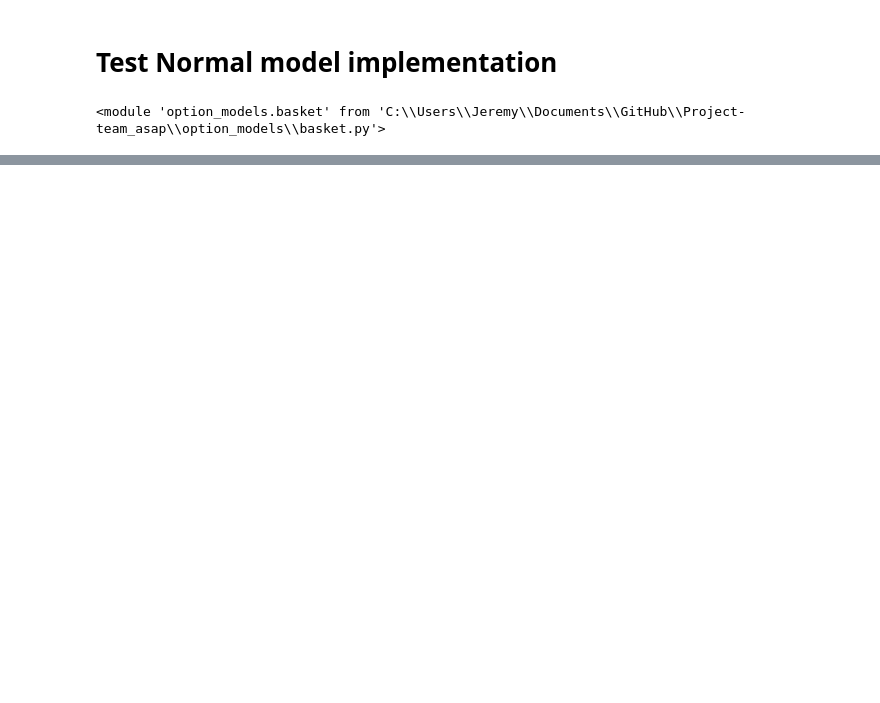
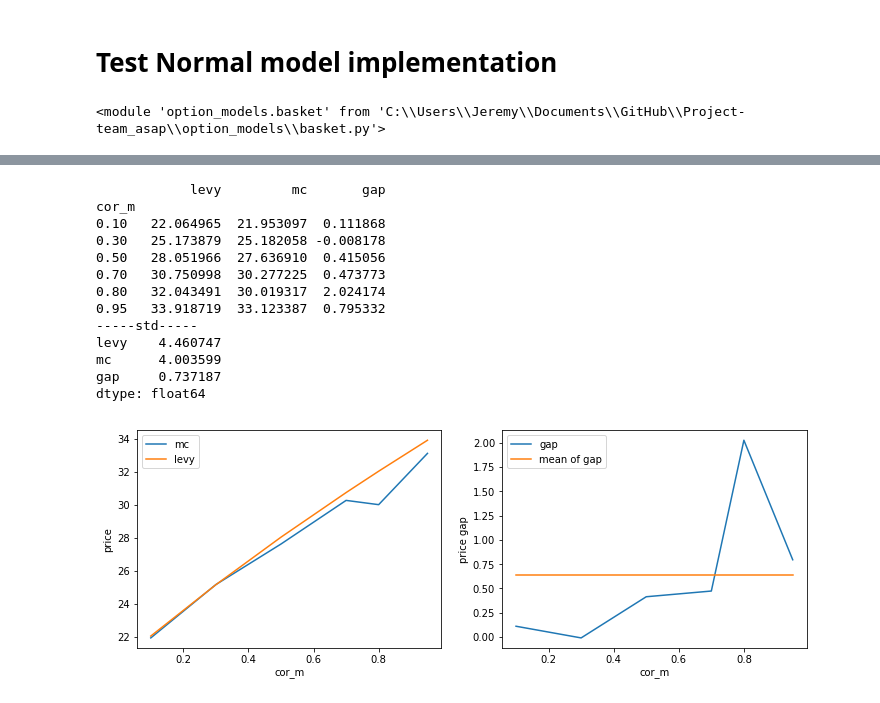
Before and after one commit to Chaney940/Project-team_asap, a Jupyter notebook: TestCode_BasketSpread.ipynb, the cells around one changed output, grey strips where cells are left out. Cells and saved outputs as stored; diff of their text form; code cells hidden in the pictures; blank space fills up the shorter version.

```diff
--- a/TestCode_BasketSpread.ipynb
+++ b/TestCode_BasketSpread.ipynb
@@ -274,0 +197,39 @@ strike
+# %%
+#test results in the paper
+#standard test example
+spot = np.ones(4) * 100
+vol = np.ones(4) * 0.4
+weights = np.ones(4) * 0.25
+cor_m = 0.5*np.identity(4) + 0.5*np.ones((4,4))
+divr = np.zeros(4)
+intr = 0
+texp = 5
+strike=100
+# %%
+#(a),varing the correlations
+
+corRange= [0.1,0.3,0.5,0.7,0.8,0.95]
+mcList=[]
+levyList=[]
+
+for i in corRange:
+    cor_m=(1-i)*np.identity(4) + i*np.ones((4,4))
+    mcList.append(basket.basket_price_mc(strike, spot, vol, weights, texp, cor_m, bsm=True))
+    levyList.append(basket_Levy.basket_price_Levy(strike, spot, vol, weights, texp, cor_m))
+
+plotGap(mcList,levyList,'cor_m',corRange)
+# %% [output]
+            levy         mc       gap
+cor_m
+0.10   22.064965  21.953097  0.111868
+0.30   25.173879  25.182058 -0.008178
+0.50   28.051966  27.636910  0.415056
+0.70   30.750998  30.277225  0.473773
+0.80   32.043491  30.019317  2.024174
+0.95   33.918719  33.123387  0.795332
+-----std-----
+levy    4.460747
+mc      4.003599
+gap     0.737187
+dtype: float64
+[figure, added]
```
Also changed, not shown: parts of 11 cells of this notebook, 1 other file.
